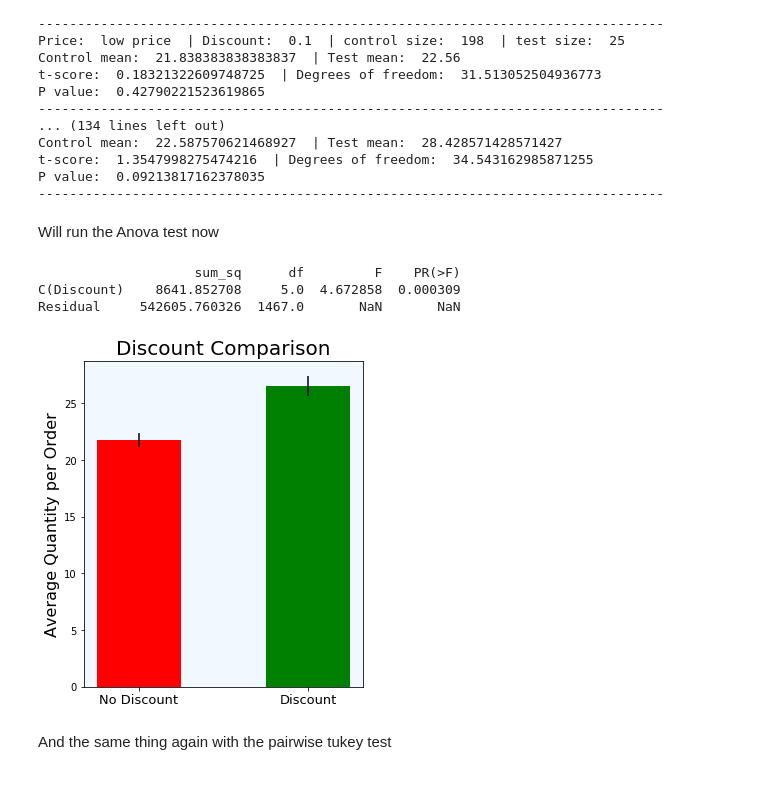
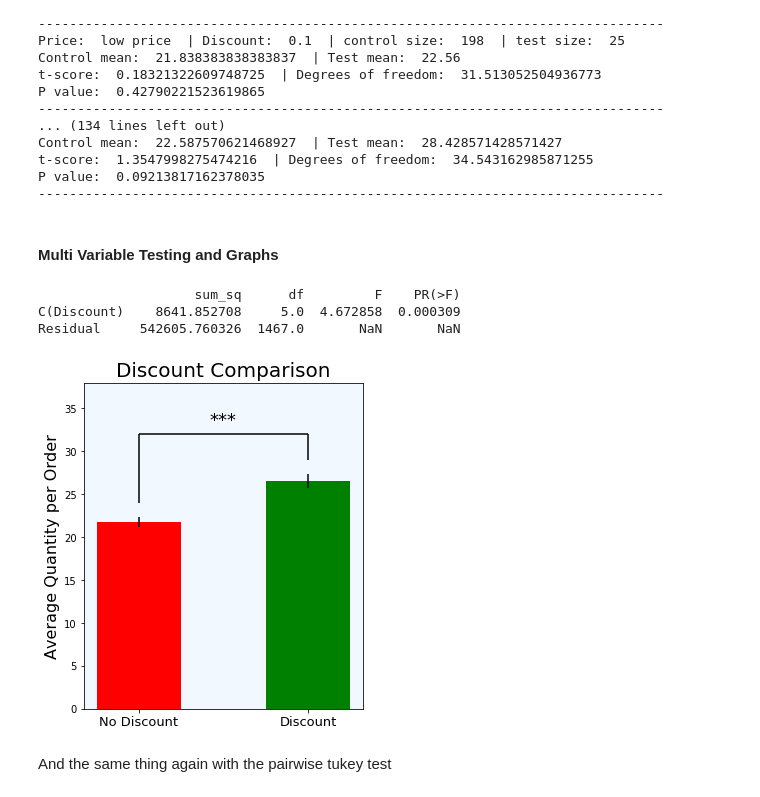
Before and after one commit to terryollila/dsc-mod-3-project-online-ds-ft-100719, a Jupyter notebook: student.ipynb, the cells around one changed output. Saved outputs shown, nothing was run; the diff lists cells and outputs as text; code cells hidden in the pictures.

```diff
--- a/student.ipynb
+++ b/student.ipynb
@@ -848,8 +929,8 @@ Control mean:  22.587570621468927  | Test mean:  28.428571428571427
 t-score:  1.3547998275474216  | Degrees of freedom:  34.543162985871255
 P value:  0.09213817162378035
 --------------------------------------------------------------------------------
-# %% [markdown]
-Will run the Anova test now
+# %% [markdown]
+#### Multi Variable Testing and Graphs
 # %%
 formula = 'Quantity ~ C(Discount)'
 lm = ols(formula, dis_df).fit()
@@ -865,18 +946,24 @@ no_discount = dis_df[dis_df.Discount == 0].Quantity
 discount = dis_df[dis_df.Discount > 0].Quantity
 # %%
 plt.figure(figsize = (5, 6))
-plt.axes().set_facecolor((.9, .95, 1, .5))
+ax = plt.axes()
+ax.set_facecolor((.9, .95, 1, .5))
+ax.set_ylim(0, 38)
 plt.bar(x = 'No Discount', height = no_discount.mean(),
         yerr = stats.sem(no_discount), color = 'red', width = .5)
 plt.title('Discount Comparison', fontsize = 20)
 plt.ylabel('Average Quantity per Order', fontsize = 16)
 plt.xticks(fontsize = 13)
 plt.bar(x = 'Discount', height = discount.mean(), yerr = stats.sem(discount),
         color = 'green', width = .5)
 plt.xticks(fontsize = 13)
+plt.vlines(0, 24, 32)
+plt.vlines(1, 29, 32)
+plt.hlines(32, 0, 1)
+plt.text(.5, 33, '***', fontsize = 18, horizontalalignment = 'center')
 plt.show();
 # %% [output]
-[figure, old version]
+[figure, new version]
 # %% [markdown]
 And the same thing again with the pairwise tukey test
 # %%
```
Also changed, not shown: parts of 97 cells of this notebook, 1 other file.
